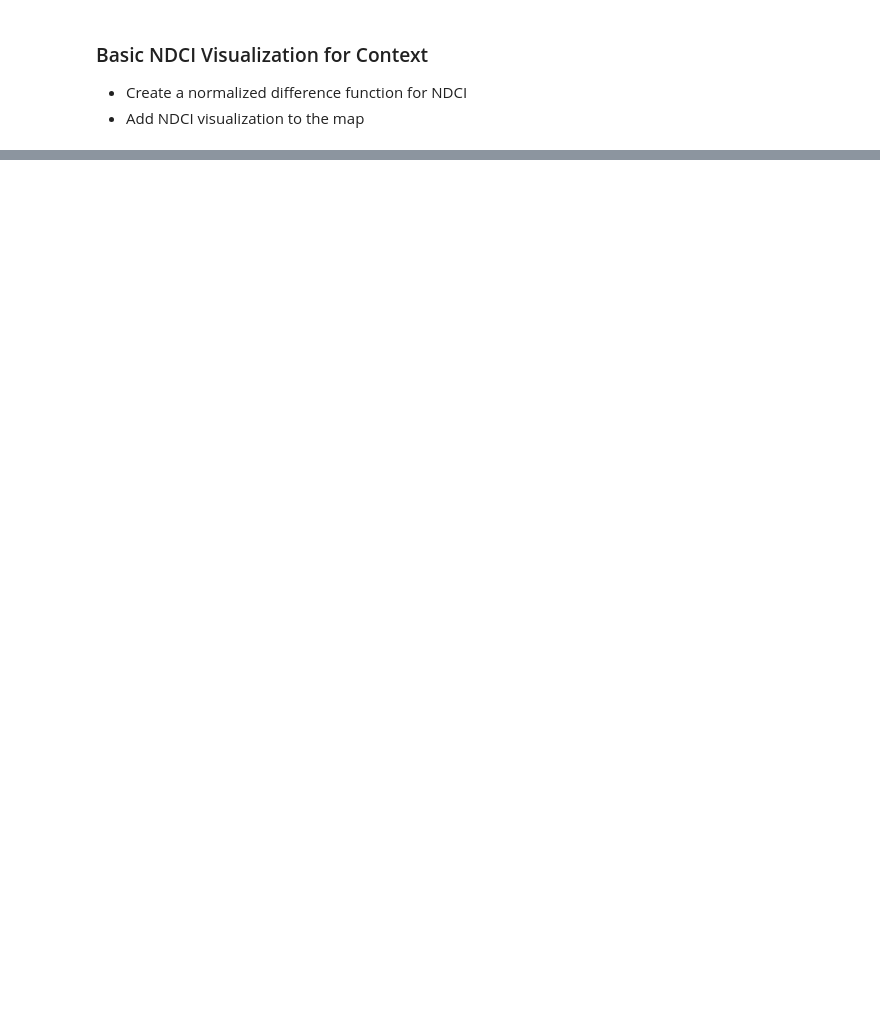
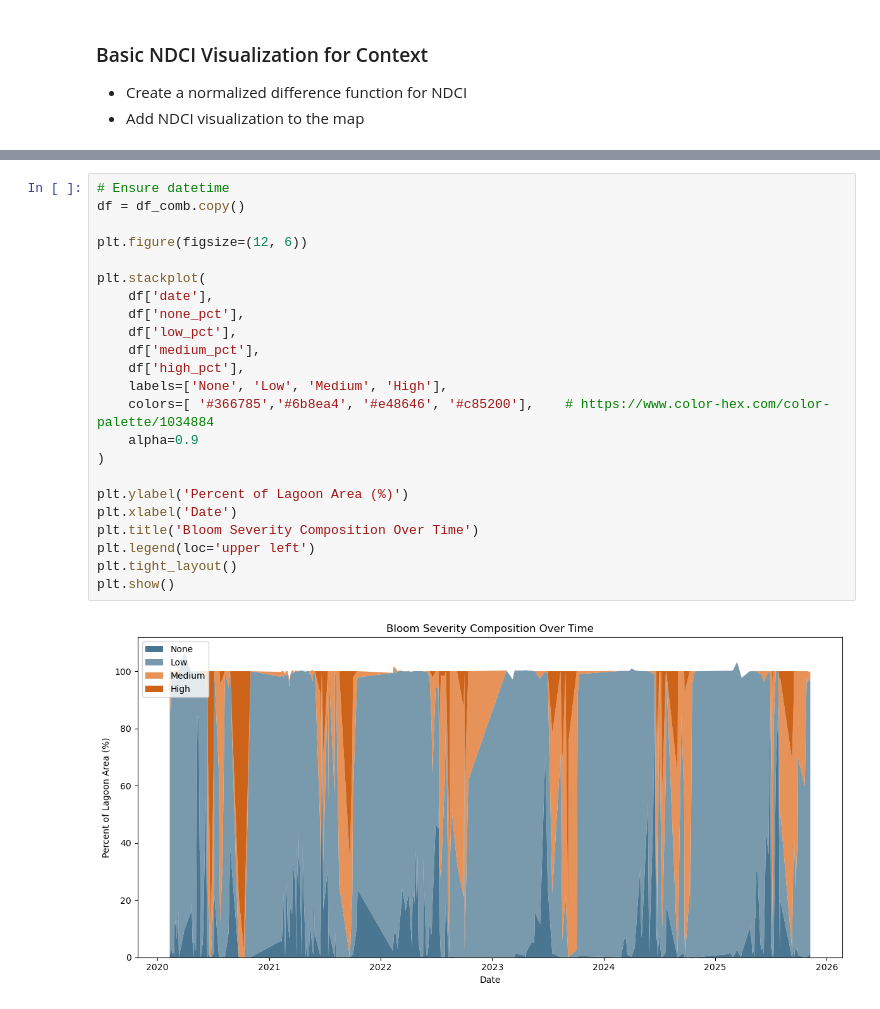
Before and after one commit to jlzamary/WCS-Lagoon-Analysis, a Jupyter notebook: Notebooks/Current/krusenstern_analysis_sp26.ipynb, the cells around one changed output, grey strips where cells are left out. Saved outputs shown, nothing was run; the diff lists cells and outputs as text; blank space fills up the shorter version.

```diff
--- a/Notebooks/Current/krusenstern_analysis_sp26.ipynb
+++ b/Notebooks/Current/krusenstern_analysis_sp26.ipynb
@@ -192,0 +725,25 @@ Map(bottom=129043.0, center=[67.14249833009816, -163.61938476562503], controls=(
+# %%
+# Ensure datetime
+df = df_comb.copy()
+
+plt.figure(figsize=(12, 6))
+
+plt.stackplot(
+    df['date'],
+    df['none_pct'],
+    df['low_pct'],
+    df['medium_pct'],
+    df['high_pct'],
+    labels=['None', 'Low', 'Medium', 'High'],
+    colors=[ '#366785','#6b8ea4', '#e48646', '#c85200'],    # https://www.color-hex.com/color-palette/1034884
+    alpha=0.9
+)
+
+plt.ylabel('Percent of Lagoon Area (%)')
+plt.xlabel('Date')
+plt.title('Bloom Severity Composition Over Time')
+plt.legend(loc='upper left')
+plt.tight_layout()
+plt.show()
+# %% [output]
+[figure, added]
```
Also changed, not shown: parts of 29 cells of this notebook, 1 other file.
